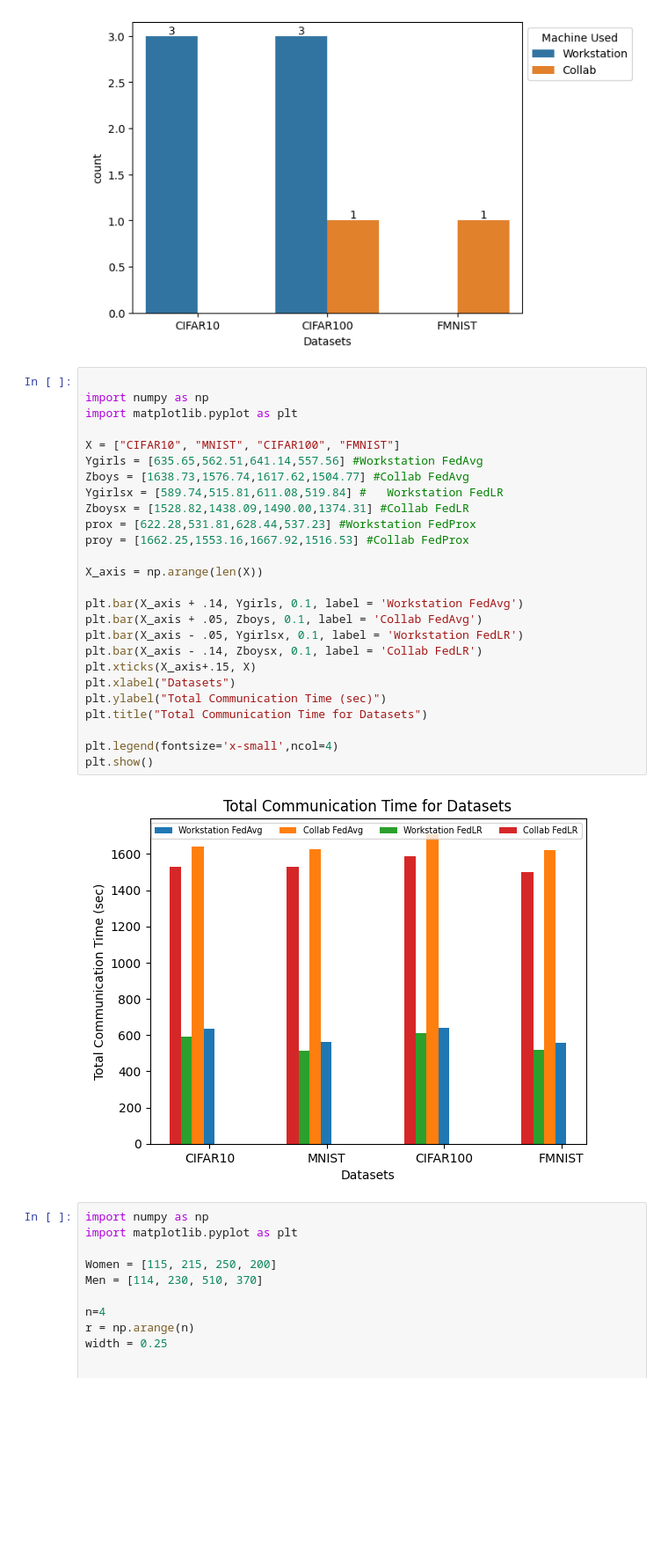
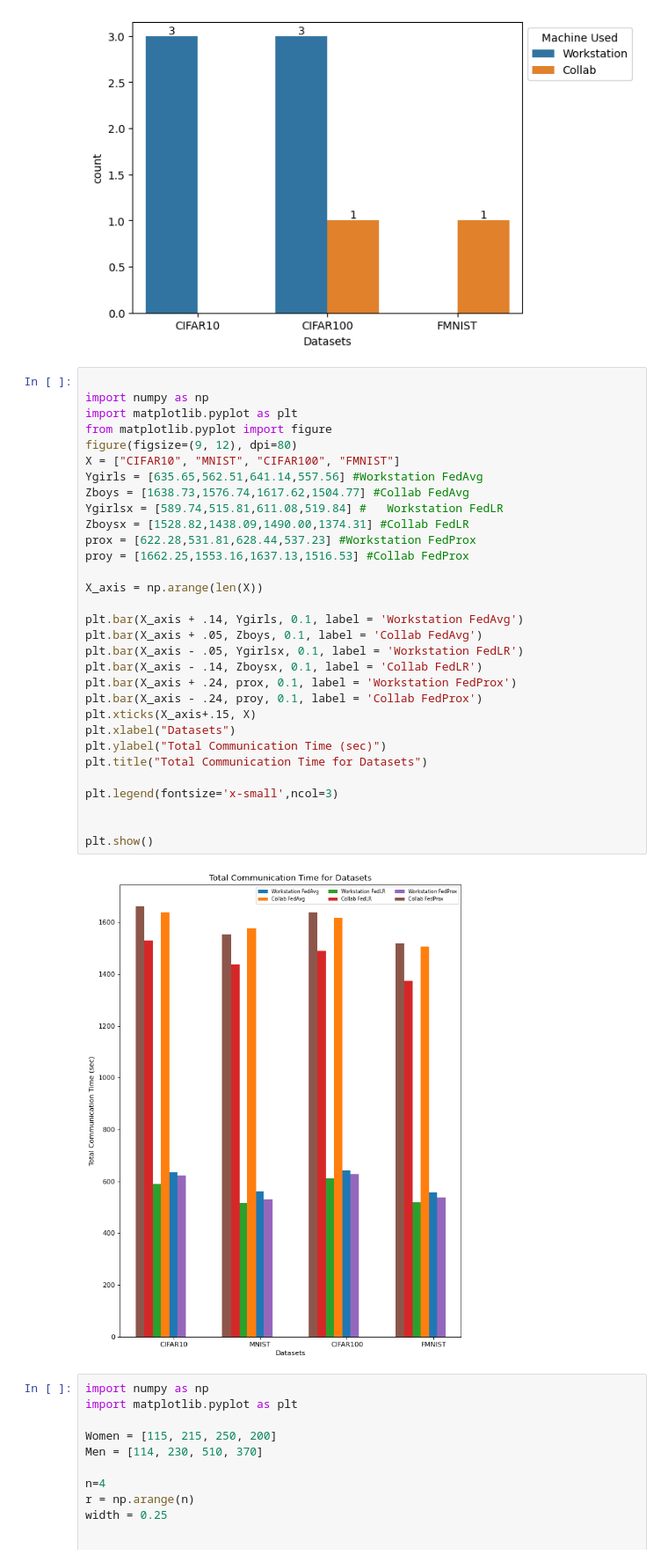
Before and after one commit to vipulhld001/flower, a Jupyter notebook: MyStrat/finalgraph.ipynb, the cells around one changed output. Shown at 88% size. Cells and saved outputs as stored; diff of their text form; blank space fills up the shorter version.

```diff
--- a/MyStrat/finalgraph.ipynb
+++ b/MyStrat/finalgraph.ipynb
@@ -42,31 +42,36 @@ for c in p.containers:
 # %%
 
 import numpy as np
 import matplotlib.pyplot as plt
-
+from matplotlib.pyplot import figure
+figure(figsize=(9, 12), dpi=80)
 X = ["CIFAR10", "MNIST", "CIFAR100", "FMNIST"]
 Ygirls = [635.65,562.51,641.14,557.56] #Workstation FedAvg
 Zboys = [1638.73,1576.74,1617.62,1504.77] #Collab FedAvg
 Ygirlsx = [589.74,515.81,611.08,519.84] #   Workstation FedLR
 Zboysx = [1528.82,1438.09,1490.00,1374.31] #Collab FedLR
 prox = [622.28,531.81,628.44,537.23] #Workstation FedProx
-proy = [1662.25,1553.16,1667.92,1516.53] #Collab FedProx
+proy = [1662.25,1553.16,1637.13,1516.53] #Collab FedProx
 
 X_axis = np.arange(len(X))
 
 plt.bar(X_axis + .14, Ygirls, 0.1, label = 'Workstation FedAvg')
 plt.bar(X_axis + .05, Zboys, 0.1, label = 'Collab FedAvg')
 plt.bar(X_axis - .05, Ygirlsx, 0.1, label = 'Workstation FedLR')
 plt.bar(X_axis - .14, Zboysx, 0.1, label = 'Collab FedLR')
+plt.bar(X_axis + .24, prox, 0.1, label = 'Workstation FedProx')
+plt.bar(X_axis - .24, proy, 0.1, label = 'Collab FedProx')
 plt.xticks(X_axis+.15, X)
 plt.xlabel("Datasets")
 plt.ylabel("Total Communication Time (sec)")
 plt.title("Total Communication Time for Datasets")
 
-plt.legend(fontsize='x-small',ncol=4)
+plt.legend(fontsize='x-small',ncol=3)
+
+
 plt.show()
 # %% [output]
-[figure, old version]
+[figure, new version]
 # %%
 import numpy as np
 import matplotlib.pyplot as plt
```
Also changed, not shown: 3 other files.
